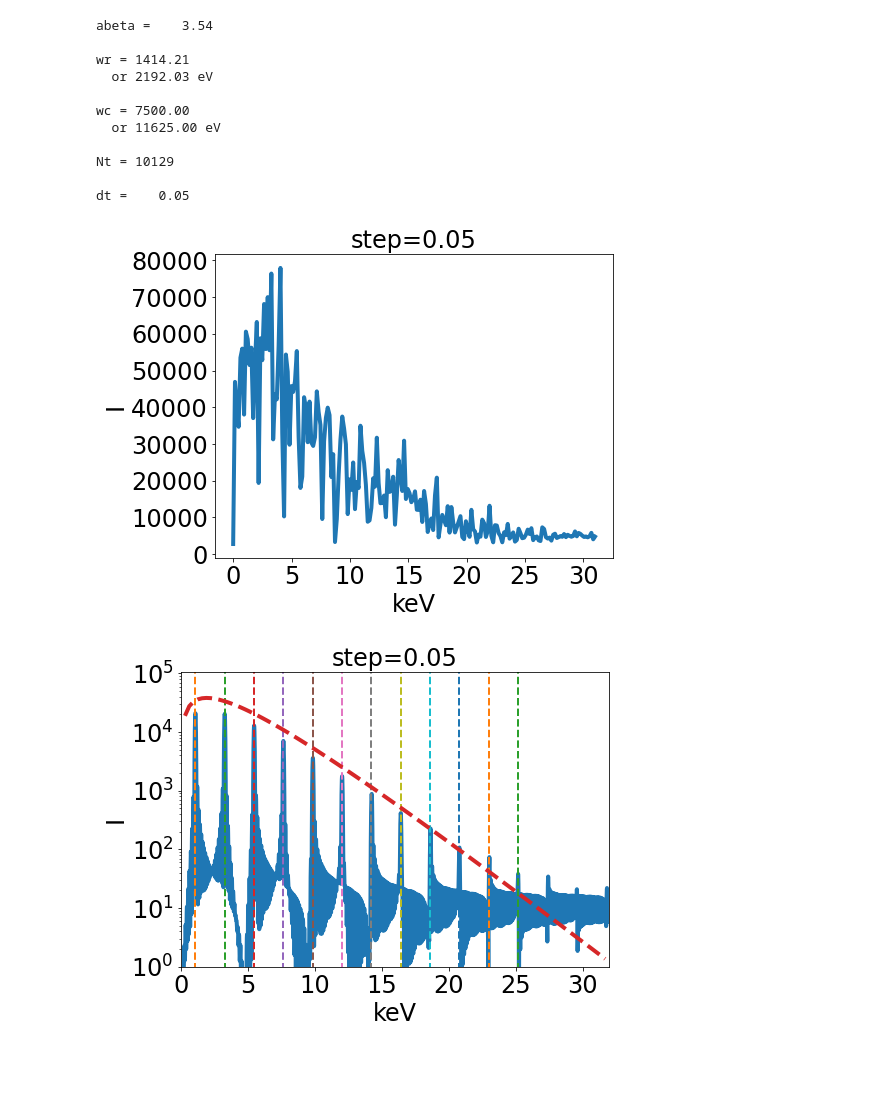
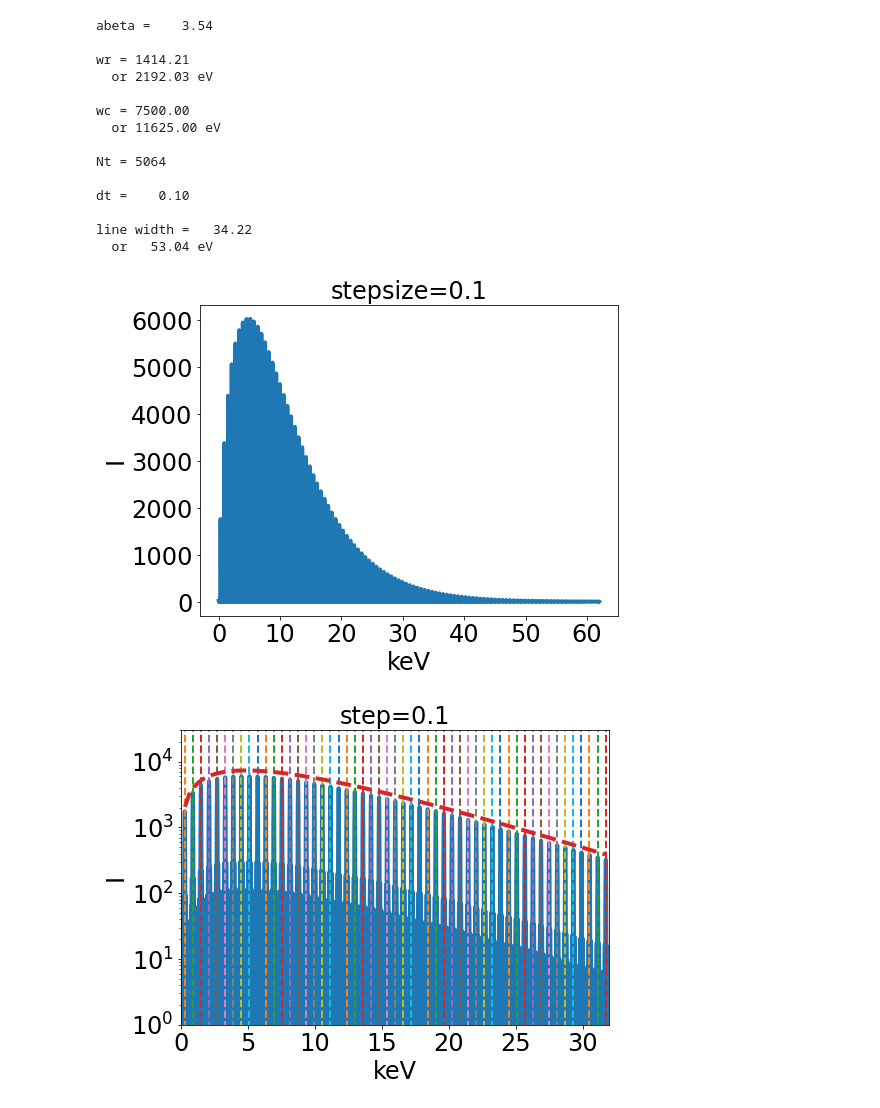
Before and after one commit to tianhongg/SIRC, a Jupyter notebook: SampleInput_II.ipynb, the cells around one changed output. Cells and saved outputs as stored; diff of their text form; code cells hidden in the pictures; blank space fills up the shorter version.

```diff
--- a/SampleInput_II.ipynb
+++ b/SampleInput_II.ipynb
@@ -9,12 +9,12 @@ from matplotlib import gridspec
 
 px0=100;
 y0=0.5;
-z0=0.5;
+z0=0.0;
 
 Nb=5.7;
 tfin=Nb*(2*np.pi*np.sqrt(2*px0));
 
-tstep=0.05;
+tstep=0.1;
 
 Nt=np.int_(np.floor(tfin/tstep));
 
@@ -29,6 +29,11 @@ print("wc = %7.2f\n  or %7.2f eV\n"%(wc,wc*1.24/0.8));
 
 print("Nt = %d\n"%Nt);
 print("dt = %7.2f\n"%tstep);
+
+kb = 1/np.sqrt(2*px0)
+width = 2*px0*px0/(1+abeta*abeta/2)*kb/Nb
+print("line width = %7.2f\n  or %7.2f eV\n"%(width,width*1.24/0.8));
+
 def SaveAsH5(rank):
 
     tt = np.arange(Nt)*tstep
@@ -74,9 +79,12 @@ wr = 1414.21
 wc = 7500.00
   or 11625.00 eV
 
-Nt = 10129
+Nt = 5064
 
-dt =    0.05
+dt =    0.10
+
+line width =   34.22
+  or   53.04 eV
 # %%
 # # # # # # # # # # # # # # # # # # # # #
 # run
@@ -105,12 +113,12 @@ ax.set_ylabel('I', fontsize=24)
 fig.tight_layout()
 fig.set_size_inches(8, 6)
 # ax.set(ylim=(1,np.max(I)*2.1))
-ax.set_title('step=%s'%tstep, fontsize=24)
+ax.set_title('stepsize=%s'%tstep, fontsize=24)
 ax.patch.set_alpha(0.0)
 # ax.set_yscale('log')
 plt.show()
 # %% [output]
-[figure, old version]
+[figure, new version]
 # %%
 filename = 'Synchrotron_SIRC.h5'
 hf = h5.File(filename, 'r')
@@ -119,36 +127,36 @@ I = np.array(hf['II'])
 I=np.sum(np.sum(np.sum(I,1),1),1)
 
 
 fig, ax = plt.subplots()
 ax.plot(eng/1000, I, linewidth=4.0)
 
 #plot harmonics
-for i in np.arange(1,25,2):
+for i in np.arange(1,125,2):
     wn=i*2*px0*px0/(1+abeta*abeta/2)*kb/1000*1.239/0.8
     ax.plot(np.array([wn,wn]), np.array([0,2e7]),'--',linewidth=2.0)
 
 w = np.arange(100)*0.32;
 xi = (w/(wc/1000*1.239/0.8));
 
 #plot asymptotic
 didw = xi*xi*np.square(special.kv(2/3,xi));
-ax.plot(w, 1.04e5*didw,'--', linewidth=4.0)
+ax.plot(w, 2.0e4*didw,'--', linewidth=4.0)
 
 
 for label in (ax.get_xticklabels() + ax.get_yticklabels()):
         label.set_fontsize(24)
 ax.set_xlabel('keV', fontsize=24)
 ax.set_ylabel('I', fontsize=24)
 fig.tight_layout()
 fig.set_size_inches(8, 6)
 ax.set(xlim=(0,32))
 ax.set(ylim=(1,np.max(I)*5.))
 ax.set_title('step=%s'%tstep, fontsize=24)
 ax.patch.set_alpha(0.0)
 ax.set_yscale('log')
 plt.show()
 # %% [output]
-[figure, old version]
+[figure, new version]
 # %%
 # plot the space distribution
 #
```
Also changed, not shown: parts of 3 cells of this notebook, 12 other files.
